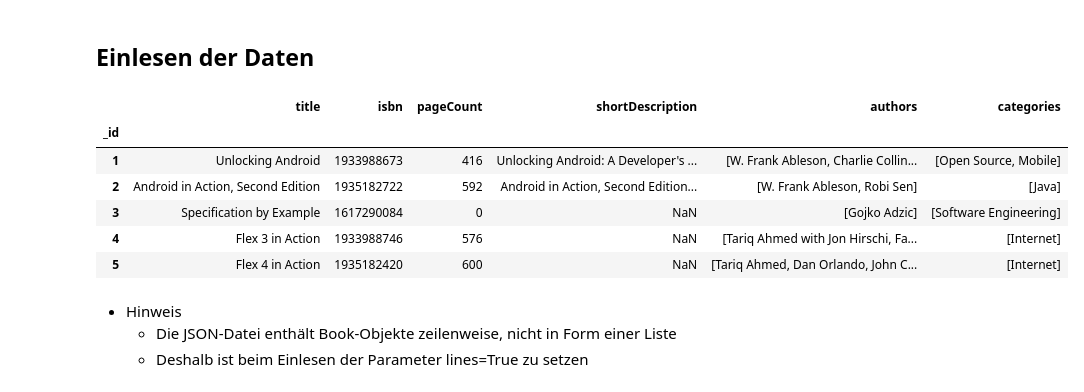
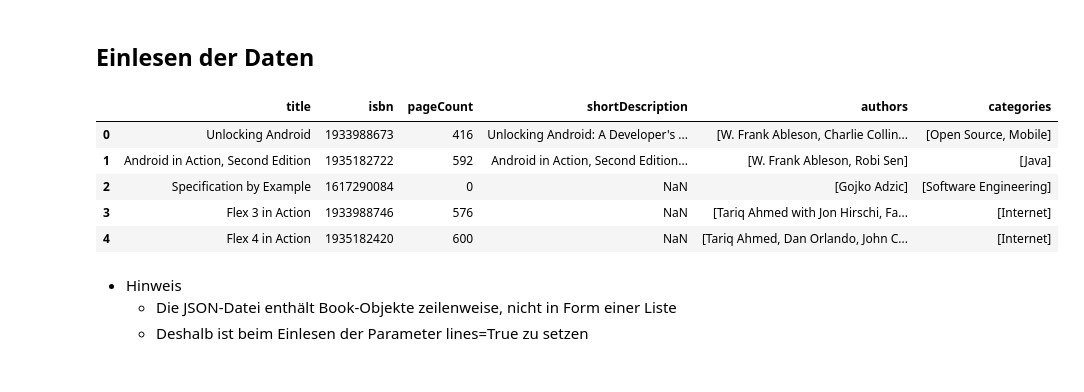
Before and after one commit to Javacream/org.javacream.training.python, a Jupyter notebook: data_analysis/books/books.ipynb, the cells around one changed output. Drawn from its saved outputs; the diff is of its cells as text; code cells hidden in the pictures.

```diff
--- a/data_analysis/books/books.ipynb
+++ b/data_analysis/books/books.ipynb
@@ -5,18 +5,17 @@
 # %%
 import pandas as pd
 
 df = pd.read_json('https://raw.githubusercontent.com/ozlerhakan/mongodb-json-files/master/datasets/books.json', lines=True)
-df.set_index('_id', inplace=True)
-df.drop(['publishedDate', 'longDescription', 'status', 'thumbnailUrl'], inplace=True, axis=1)
+#df.set_index('_id', inplace=True)
+df.drop(['_id', 'publishedDate', 'longDescription', 'status', 'thumbnailUrl'], inplace=True, axis=1)
 df.head()
 # %% [output]
 |  | title | isbn | pageCount | shortDescription | authors | categories |
-| _id |  |  |  |  |  |  |
-| 1 | Unlocking Android | 1933988673 | 416 | Unlocking Android: A Developer's ... | [W. Frank Ableson, Charlie Collin... | [Open Source, Mobile] |
-| 2 | Android in Action, Second Edition | 1935182722 | 592 | Android in Action, Second Edition... | [W. Frank Ableson, Robi Sen] | [Java] |
-| 3 | Specification by Example | 1617290084 | 0 | NaN | [Gojko Adzic] | [Software Engineering] |
-| 4 | Flex 3 in Action | 1933988746 | 576 | NaN | [Tariq Ahmed with Jon Hirschi, Fa... | [Internet] |
-| 5 | Flex 4 in Action | 1935182420 | 600 | NaN | [Tariq Ahmed, Dan Orlando, John C... | [Internet] |
+| 0 | Unlocking Android | 1933988673 | 416 | Unlocking Android: A Developer's ... | [W. Frank Ableson, Charlie Collin... | [Open Source, Mobile] |
+| 1 | Android in Action, Second Edition | 1935182722 | 592 | Android in Action, Second Edition... | [W. Frank Ableson, Robi Sen] | [Java] |
+| 2 | Specification by Example | 1617290084 | 0 | NaN | [Gojko Adzic] | [Software Engineering] |
+| 3 | Flex 3 in Action | 1933988746 | 576 | NaN | [Tariq Ahmed with Jon Hirschi, Fa... | [Internet] |
+| 4 | Flex 4 in Action | 1935182420 | 600 | NaN | [Tariq Ahmed, Dan Orlando, John C... | [Internet] |
 # %% [markdown]
 * Hinweis
   * Die JSON-Datei enthält Book-Objekte zeilenweise, nicht in Form einer Liste
```
Also changed, not shown: parts of 6 cells of this notebook.
